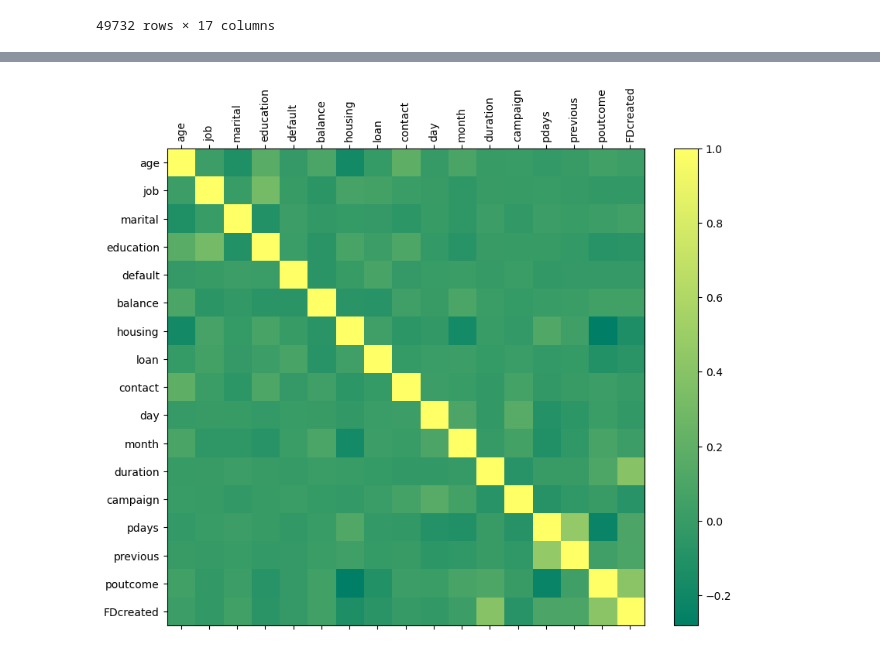
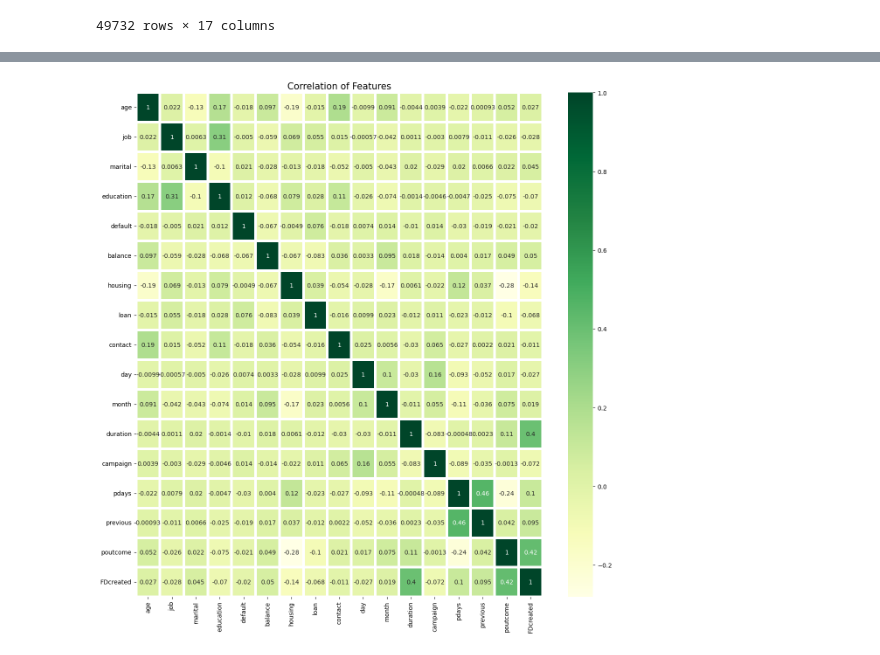
Before and after one commit to PehesaraniWKA/FDMminiProject, a Jupyter notebook: BankData.ipynb, the cells around one changed output, grey strips where cells are left out. Saved outputs shown, nothing was run; the diff lists cells and outputs as text; code cells hidden in the pictures.

Commit message:
Modified the correlation of features plot

```diff
--- a/BankData.ipynb
+++ b/BankData.ipynb
@@ -233,25 +233,21 @@ df.corr()
 | FDcreated | 0.026939 | -0.028155 | 0.045431 | -0.069513 | -0.020336 | 0.049705 | -0.136070 | -0.068381 | -0.010817 | -0.026821 | 0.019125 | ... |
 # %%
 import matplotlib.pyplot as plt
-%matplotlib inline
+import seaborn as sns
 
 # Increase the plot size by specifying figsize
-fig, ax = plt.subplots(figsize=(10, 8))
+fig, ax = plt.subplots(figsize=(15, 15))
 
-# Create a heatmap using the specified colormap
-cax = ax.matshow(df.corr(), cmap="summer")
+# Create a heatmap
+sns.heatmap(df.corr(),ax=ax, annot=True,linewidth=3 ,cmap="YlGn")
 
-# Add a colorbar for reference
-plt.colorbar(cax)
-
-# Set axis labels and ticks
-plt.xticks(range(len(df.columns)), df.columns, rotation='vertical')
-plt.yticks(range(len(df.columns)), df.columns, rotation='horizontal')
+#plot title
+plt.title("Correlation of Features", size=15, y=1)
 
 # Show the plot
 plt.show()
 # %% [output]
-[figure, old version]
+[figure, new version]
 # %%
 #Sorting correlation values in decsending order by FDcreated attribute
 df.corr()["FDcreated"].sort_values(ascending=False)
```
Also changed, not shown: parts of 4 cells of this notebook.
